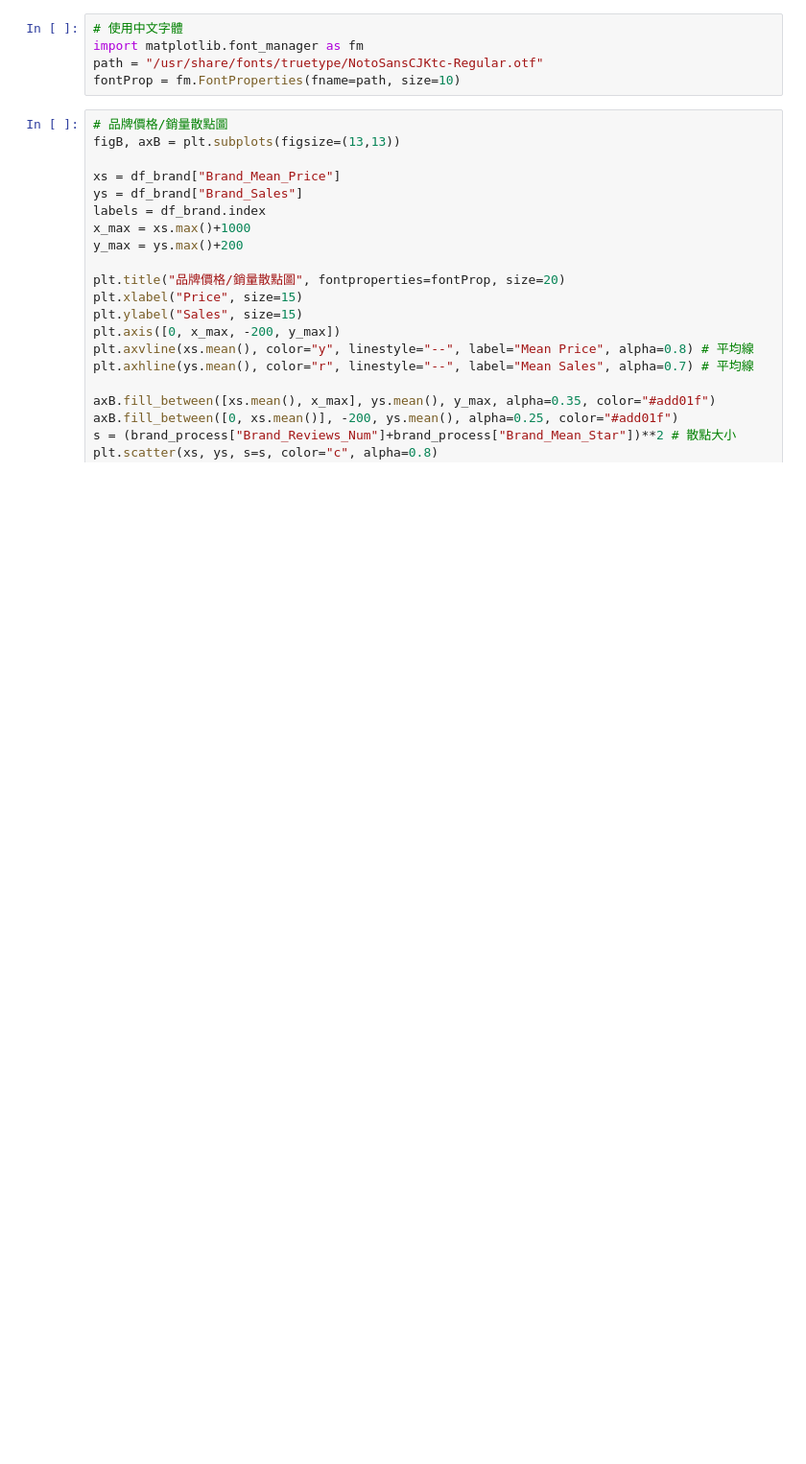
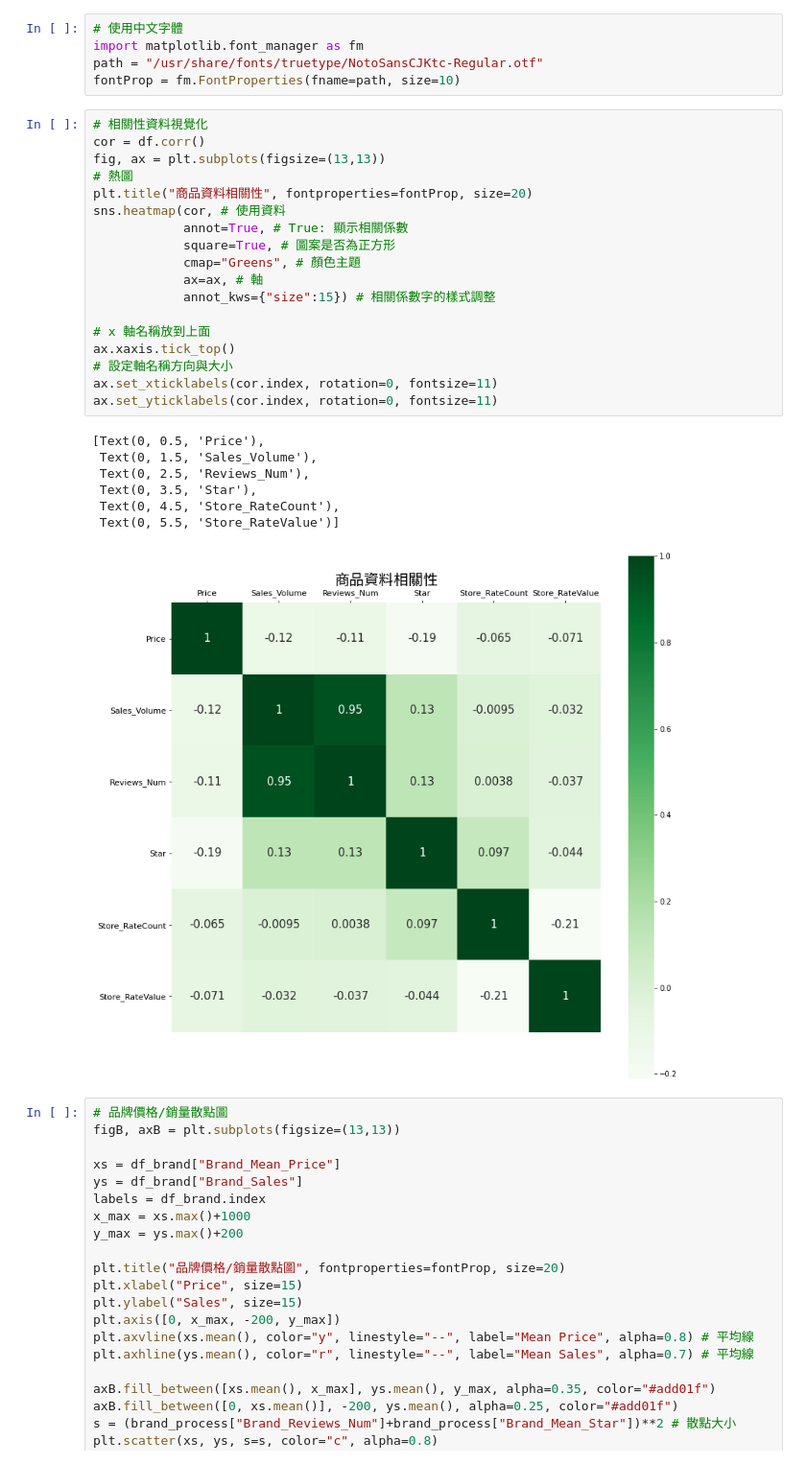
Before and after one commit to DorisHo/shopee_crawler, a Jupyter notebook: shopee.ipynb, the cells around one changed output. Shown: that part at 96% size. Saved outputs shown, nothing was run; the diff lists cells and outputs as text; blank space fills up the shorter version.

```diff
--- a/shopee.ipynb
+++ b/shopee.ipynb
@@ -199,6 +174,32 @@ Archive:  NotoSansCJKtc-hinted.zip
 import matplotlib.font_manager as fm
 path = "/usr/share/fonts/truetype/NotoSansCJKtc-Regular.otf"
 fontProp = fm.FontProperties(fname=path, size=10)
+# %%
+# 相關性資料視覺化
+cor = df.corr()
+fig, ax = plt.subplots(figsize=(13,13))
+# 熱圖
+plt.title("商品資料相關性", fontproperties=fontProp, size=20)
+sns.heatmap(cor, # 使用資料
+            annot=True, # True: 顯示相關係數
+            square=True, # 圖案是否為正方形
+            cmap="Greens", # 顏色主題
+            ax=ax, # 軸
+            annot_kws={"size":15}) # 相關係數字的樣式調整
+
+# x 軸名稱放到上面
+ax.xaxis.tick_top()
+# 設定軸名稱方向與大小
+ax.set_xticklabels(cor.index, rotation=0, fontsize=11)
+ax.set_yticklabels(cor.index, rotation=0, fontsize=11)
+# %% [output]
+[Text(0, 0.5, 'Price'),
+ Text(0, 1.5, 'Sales_Volume'),
+ Text(0, 2.5, 'Reviews_Num'),
+ Text(0, 3.5, 'Star'),
+ Text(0, 4.5, 'Store_RateCount'),
+ Text(0, 5.5, 'Store_RateValue')]
+[figure, added]
 # %%
 # 品牌價格/銷量散點圖
 figB, axB = plt.subplots(figsize=(13,13))
```
Also changed, not shown: parts of 2 cells of this notebook.
